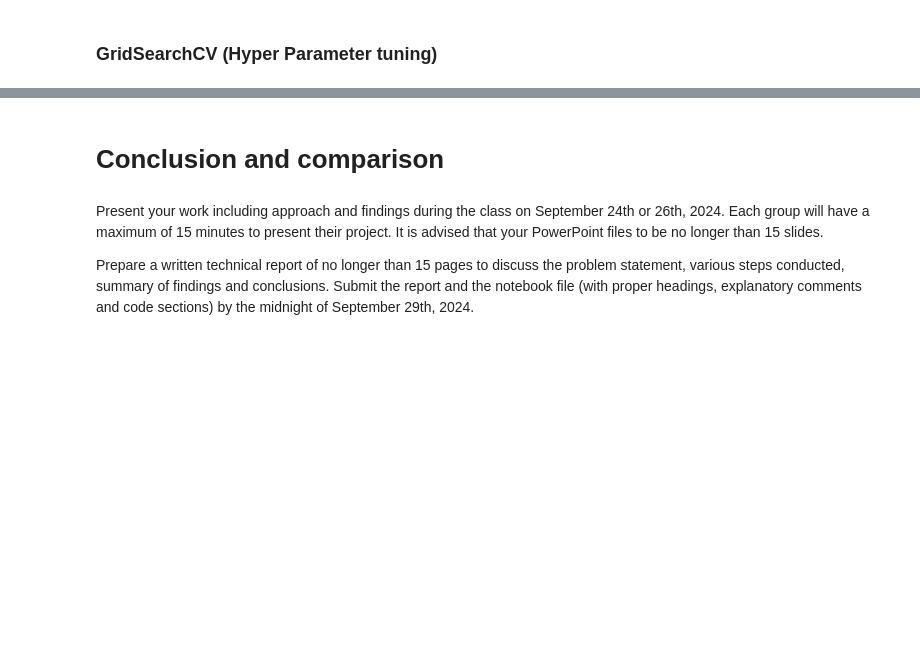
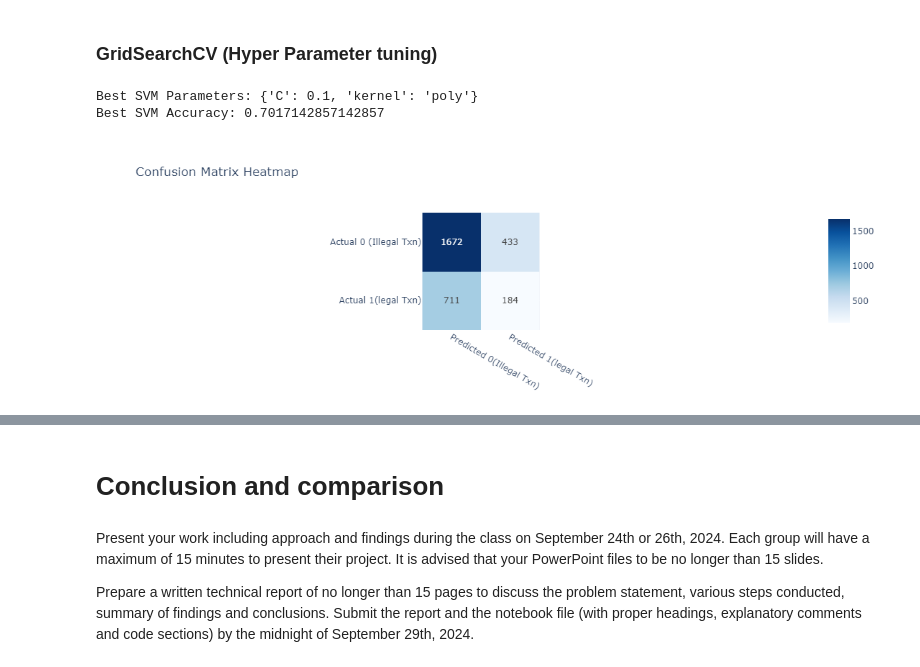
Before and after one commit to ericrlessa/ai-group, a Jupyter notebook: Term Project Code Final.ipynb, the cells around one changed output, grey strips where cells are left out. Saved outputs shown, nothing was run; the diff lists cells and outputs as text; code cells hidden in the pictures; blank space fills up the shorter version.

Commit message:
Add files via upload
svc - gridsearchCV - heatmaps

```diff
--- a/Term Project Code Final.ipynb
+++ b/Term Project Code Final.ipynb
@@ -69,4 +67,4 @@ from sklearn.metrics import f1_score, precision_score, recall_score
 ### Load Data
 # %%
 # Load data
-df = pd.read_csv('https://raw.githubusercontent.com/ericrlessa/global-illicit-money-transactions/refs/heads/main/Big_Black_Money_Dataset.csv')
+df = pd.read_csv('Big_Black_Money_Dataset.csv')
@@ -846,30 +759,0 @@ df_SGD_N = normalize_features(df_SGD, features_to_modify)
-# %%
-df_list = [df_SGD_S, df_SGD_N]
-cr_list = []
-cm_list = []
-
-# Search for the best df for standardization and normalization
-for i in range(len(df_list)):
-    df = df_list[i]
-    X = df.drop('Source of Money', axis=1)
-    y = df['Source of Money'].values
-    X_resampled, X_test, y_resampled, y_test = Undersampling(X, y, test_size=0.2)
-    SGD_classifier = SGDClassifier(random_state=0)
-    SGD_classifier.fit(X_resampled, y_resampled)
-    y_pred_lr_b = SGD_classifier.predict(X_test)
-    lr_cr = classification_report(y_test, y_pred_lr_b)
-    lr_cm = confusion_matrix(y_test, y_pred_lr_b)
-    cr_list.append(lr_cr)
-    cm_list.append(lr_cm)
-
-# Print the classification reports and confusion matrices
-for i in range(len(cr_list)):
-    print("Classification Reports:")
-    print(cr_list[i])
-    print('Confusion Matrix:')
-    print(cm_list[i])
-
-'''
-Based on the results, the best df is df_SGD_N, although it doesn't have performance like the other models,
-it has a more balanced performance, and not identifying everything as illegal money, which is also more close to real-life application.
-'''
@@ -1360,7 +776,7 @@ X_train, X_test, y_train, y_test = train_test_split(X, y, test_size=0.3, random_
 # %% [markdown]
 ### SVM Model Training and Prediction
 # %%
-svc_model = SVC()
+svc_model = SVC(kernel='poly', class_weight='balanced')
 svc_model.fit(X_train, y_train)
 y_pred = svc_model.predict(X_test)
 
@@ -1374,10 +802,24 @@ print(classification_report(y_test, y_pred,  zero_division=1))
 # SVM GridSearchCV params
 param_grid_svm = {
     'C': [0.1, 1, 10],
-    'kernel': ['rbf'],
-    'gamma': [1,0.1,0.01,0.001,0.0001]
+    'kernel': ['poly']
 }
 grid_svm = GridSearchCV(SVC(), param_grid_svm, cv=5)
 grid_svm.fit(X_train, y_train)
 print(f"Best SVM Parameters: {grid_svm.best_params_}")
 print(f"Best SVM Accuracy: {grid_svm.best_score_}")
+# %% [output]
+Best SVM Parameters: {'C': 0.1, 'kernel': 'poly'}
+Best SVM Accuracy: 0.7017142857142857
+# %%
+import plotly.express as px
+import pandas as pd
+
+# Confusion matrix values
+conf_df = pd.DataFrame(confusion_matrix(y_test, y_pred), index=['Actual 0 (Illegal Txn)', 'Actual 1(legal Txn)'], columns=['Predicted 0(Illegal Txn)', 'Predicted 1(legal Txn)'])
+
+# Confusion Matrix Heatmap
+fig = px.imshow(conf_df, text_auto=True, color_continuous_scale='Blues', title='Confusion Matrix Heatmap')
+fig.show()
+# %% [output]
+[figure, added]
```
Also changed, not shown: parts of 32 cells of this notebook.
